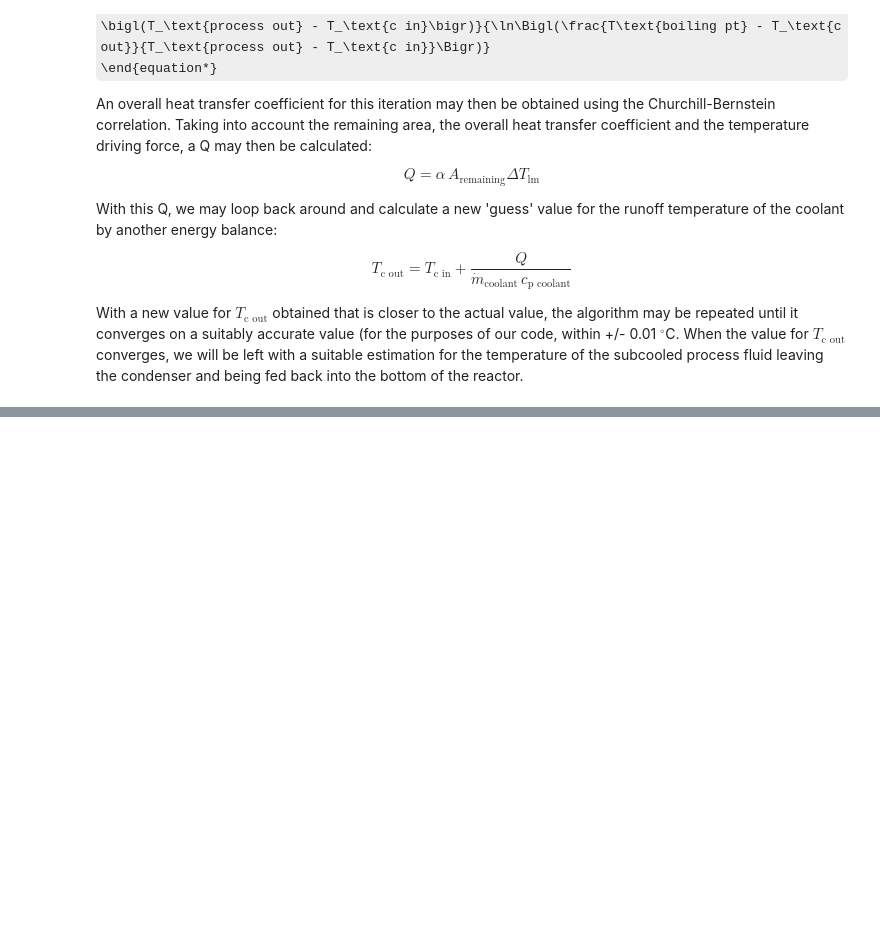
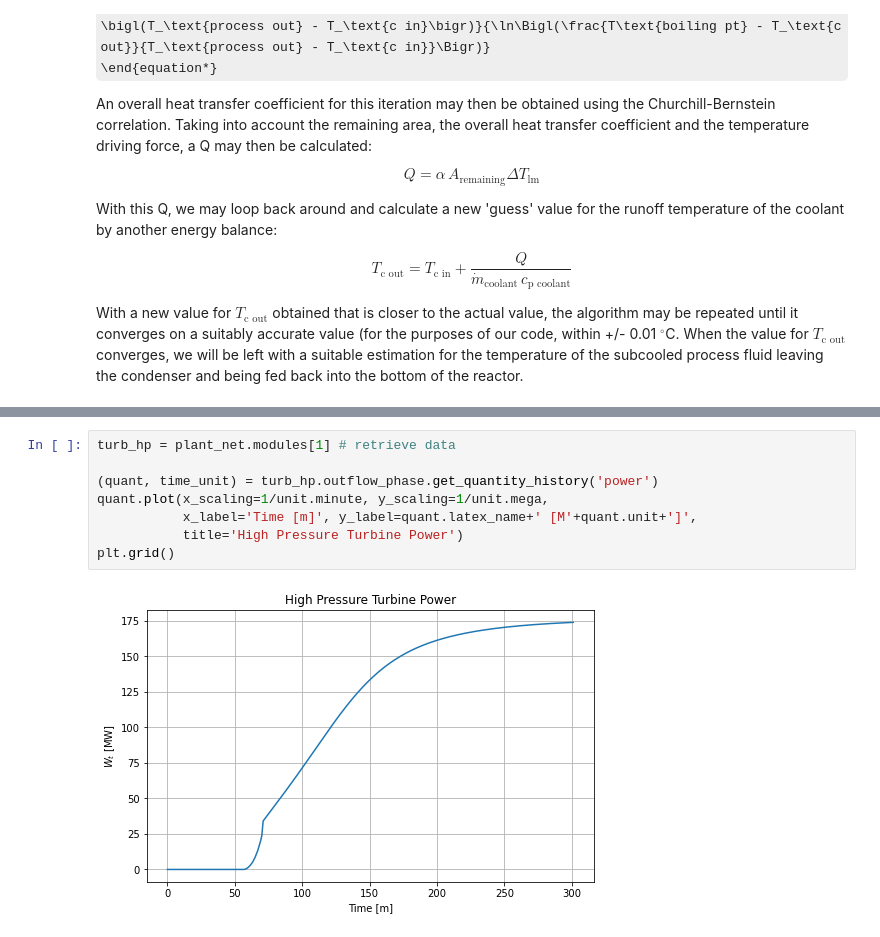
Before and after one commit to dpploy/scipy-2021, a Jupyter notebook: poster.ipynb, the cells around one changed output, grey strips where cells are left out. Drawn from its saved outputs; the diff is of its cells as text; some formulas as TeX source; blank space fills up the shorter version.

```diff
--- a/poster.ipynb
+++ b/poster.ipynb
@@ -620,0 +757,10 @@ _____________________________________________________________________________
+# %%
+turb_hp = plant_net.modules[1] # retrieve data
+
+(quant, time_unit) = turb_hp.outflow_phase.get_quantity_history('power')
+quant.plot(x_scaling=1/unit.minute, y_scaling=1/unit.mega,
+           x_label='Time [m]', y_label=quant.latex_name+' [M'+quant.unit+']',
+           title='High Pressure Turbine Power')
+plt.grid()
+# %% [output]
+[figure, added]
```
Also changed, not shown: parts of 50 cells of this notebook.
